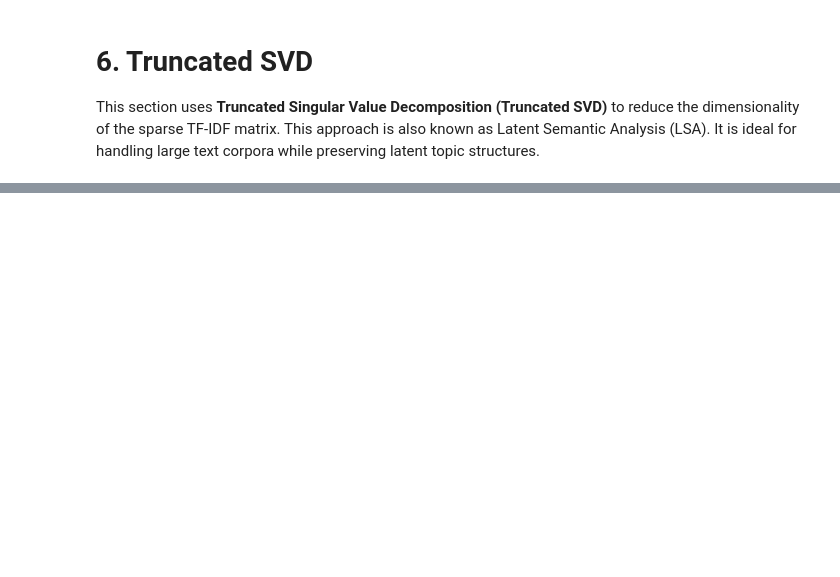
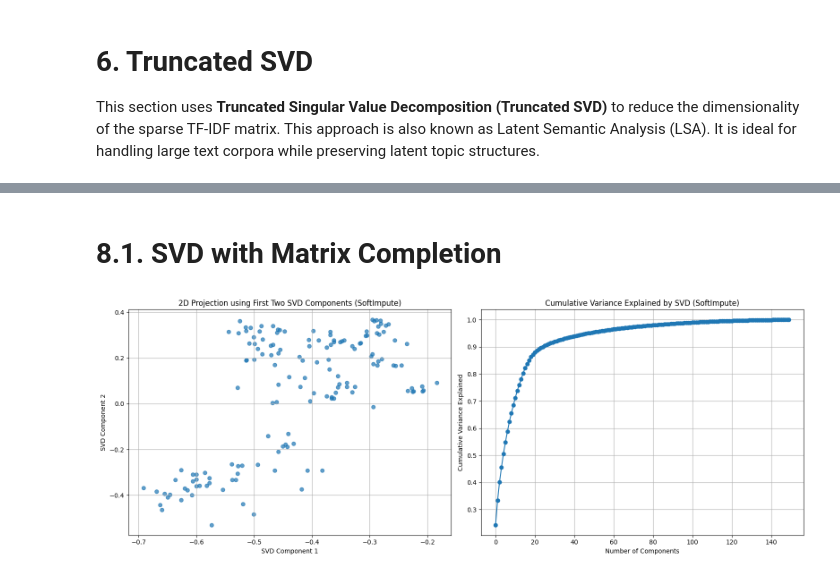
Before and after one commit to sahn1998/EarningsTranscripts-NLP, a Jupyter notebook: notebooks/data_preprocess_1.ipynb, the cells around one changed output, grey strips where cells are left out. Saved outputs shown, nothing was run; the diff lists cells and outputs as text; code cells hidden in the pictures; blank space fills up the shorter version.

```diff
--- a/notebooks/data_preprocess_1.ipynb
+++ b/notebooks/data_preprocess_1.ipynb
@@ -388,0 +470,19 @@ plt.show()
+# %%
+np.random.seed(42)
+
+# Step 1: Simulate missing values
+tfidf_dense = tfidf_matrix.toarray()
+mask = tfidf_dense != 0
+missing_mask = (np.random.rand(*mask.shape) < 0.35) & mask
+tfidf_missing = tfidf_dense.copy()
+tfidf_missing[missing_mask] = np.nan
+
+# Step 2: Matrix completion with SoftImpute
+completed_matrix = SoftImpute().fit_transform(tfidf_missing)
+
+# Step 3: Evaluate only on masked values
+true_values = tfidf_dense[missing_mask]
+predicted_values = completed_matrix[missing_mask]
+
+mse = mean_squared_error(true_values, predicted_values)
+print("MSE on masked values:", mse)
@@ -388,0 +507,36 @@ plt.show()
+# %% [markdown]
+# 8.1. SVD with Matrix Completion
+# %%
+# 1. Set random seed for reproducibility
+np.random.seed(42)
+
+# 2. Perform SVD on the completed matrix
+U, S, VT = np.linalg.svd(completed_matrix, full_matrices=False)
+
+# 3. Compute explained variance
+explained_variance = (S ** 2) / np.sum(S ** 2)  # Proportion of variance explained
+
+# 4. Project onto first 2 components for visualization
+svd_projection = U[:, :2] @ np.diag(S[:2])
+
+# 5. Plot side-by-side: SVD projection + scree plot
+fig, axes = plt.subplots(1, 2, figsize=(16, 6))
+
+# Plot 1: 2D SVD Projection
+axes[0].scatter(svd_projection[:, 0], svd_projection[:, 1], alpha=0.7)
+axes[0].set_title('2D Projection using First Two SVD Components (SoftImpute)')
+axes[0].set_xlabel('SVD Component 1')
+axes[0].set_ylabel('SVD Component 2')
+axes[0].grid(True)
+
+# Plot 2: Cumulative Variance Explained
+axes[1].plot(np.cumsum(explained_variance), marker='o')
+axes[1].set_title('Cumulative Variance Explained by SVD (SoftImpute)')
+axes[1].set_xlabel('Number of Components')
+axes[1].set_ylabel('Cumulative Variance Explained')
+axes[1].grid(True)
+
+plt.tight_layout()
+plt.show()
+# %% [output]
+[figure, added]
```
Also changed, not shown: parts of 15 cells of this notebook, 2 other files.
